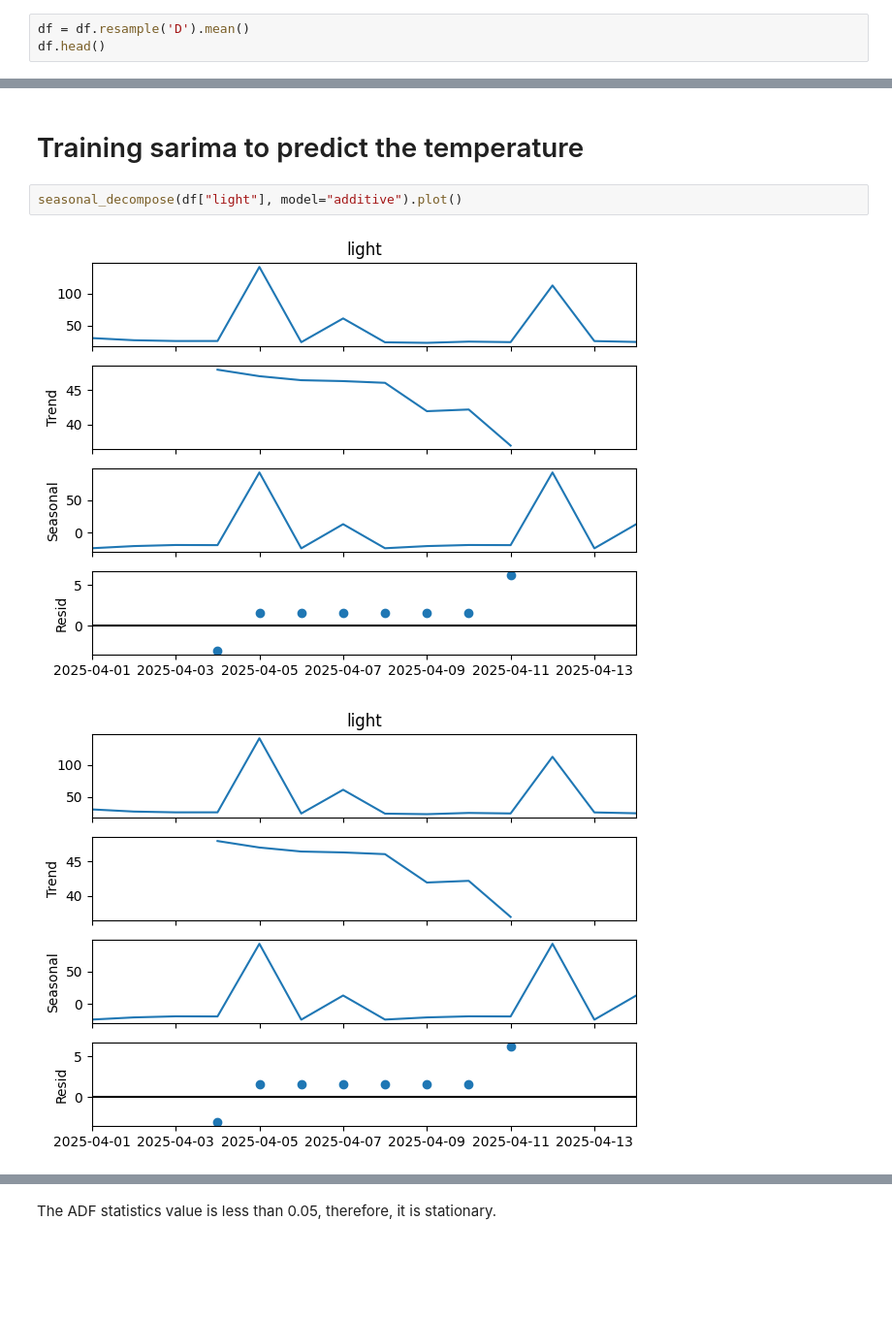
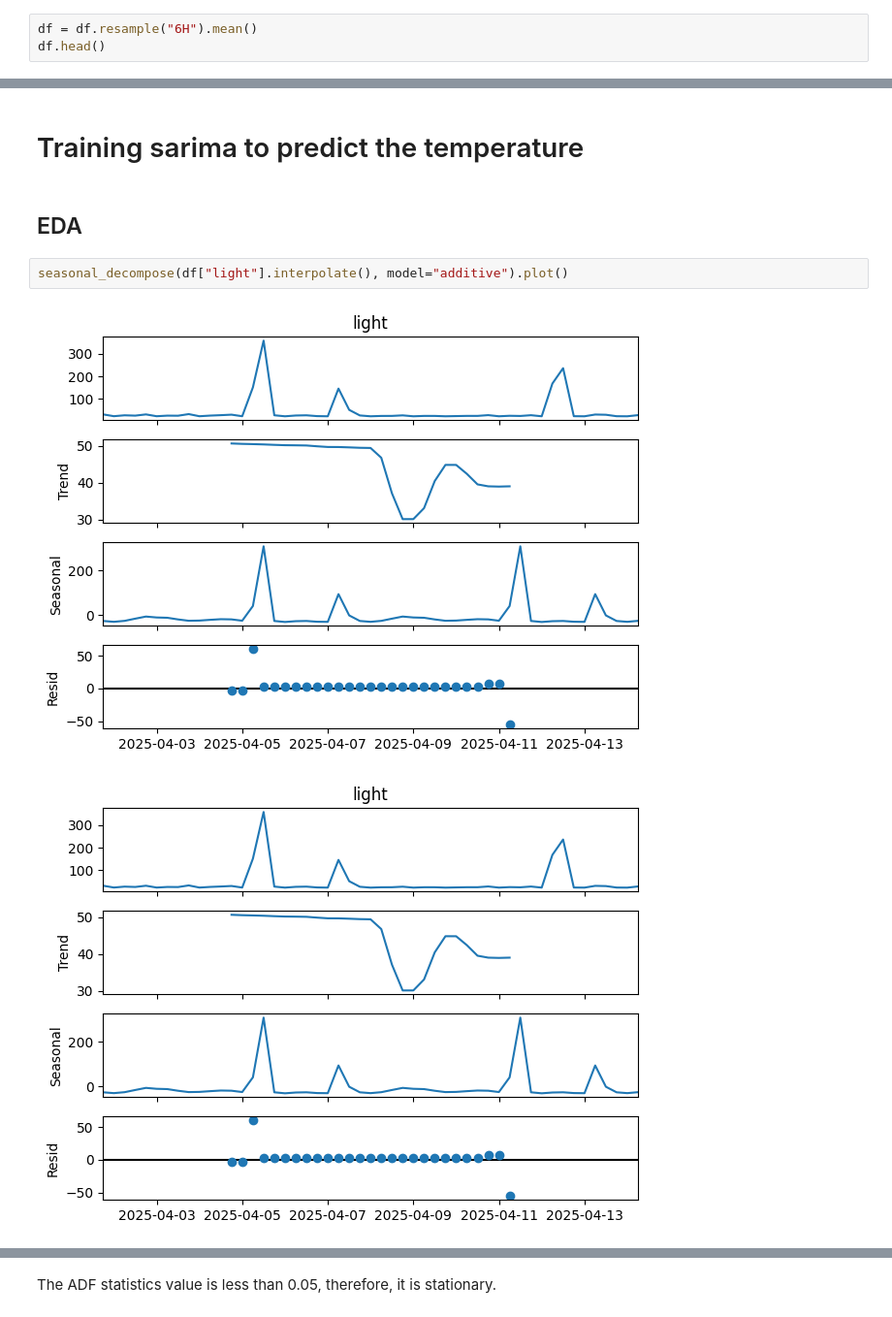
Before and after one commit to Jangsoodlor/smart-plant-pot-model, a Jupyter notebook: training/exog_prediction_models.ipynb, the cells around one changed output, grey strips where cells are left out. Shown: that part at 97% size. Cells and saved outputs as stored; diff of their text form; blank space fills up the shorter version.

```diff
--- a/training/exog_prediction_models.ipynb
+++ b/training/exog_prediction_models.ipynb
@@ -26,7 +30,7 @@ df.head()
 | 2025-04-01 22:00:00 | 4 | 33.6201 | 33.3281 | 3211.0 | 85 | 27.6 | 0.0 | 100 |
 | 2025-04-01 22:15:00 | 5 | 33.2979 | 33.3438 | 3203.0 | 85 | 27.6 | 0.0 | 100 |
 # %%
-df = df.resample('D').mean()
+df = df.resample("6H").mean()
 df.head()
 # %% [output]
 |  | id | light | temperature | soil_moisture | humidity | api_temp | precipitation | cloud_cover |
@@ -44,9 +48,11 @@ train_data = df[:train_end-timedelta(days=1)]
 test_data = df[train_end:test_end]
 # %% [markdown]
 # Training sarima to predict the temperature
+# %% [markdown]
+## EDA
 # %%
-seasonal_decompose(df["light"], model="additive").plot()
+seasonal_decompose(df["light"].interpolate(), model="additive").plot()
 # %% [output]
-[figure, old version]
+[figure, new version]
-[figure, old version]
+[figure, new version]
 # %% [markdown]
```
Also changed, not shown: parts of 26 cells of this notebook, 2 other files.
